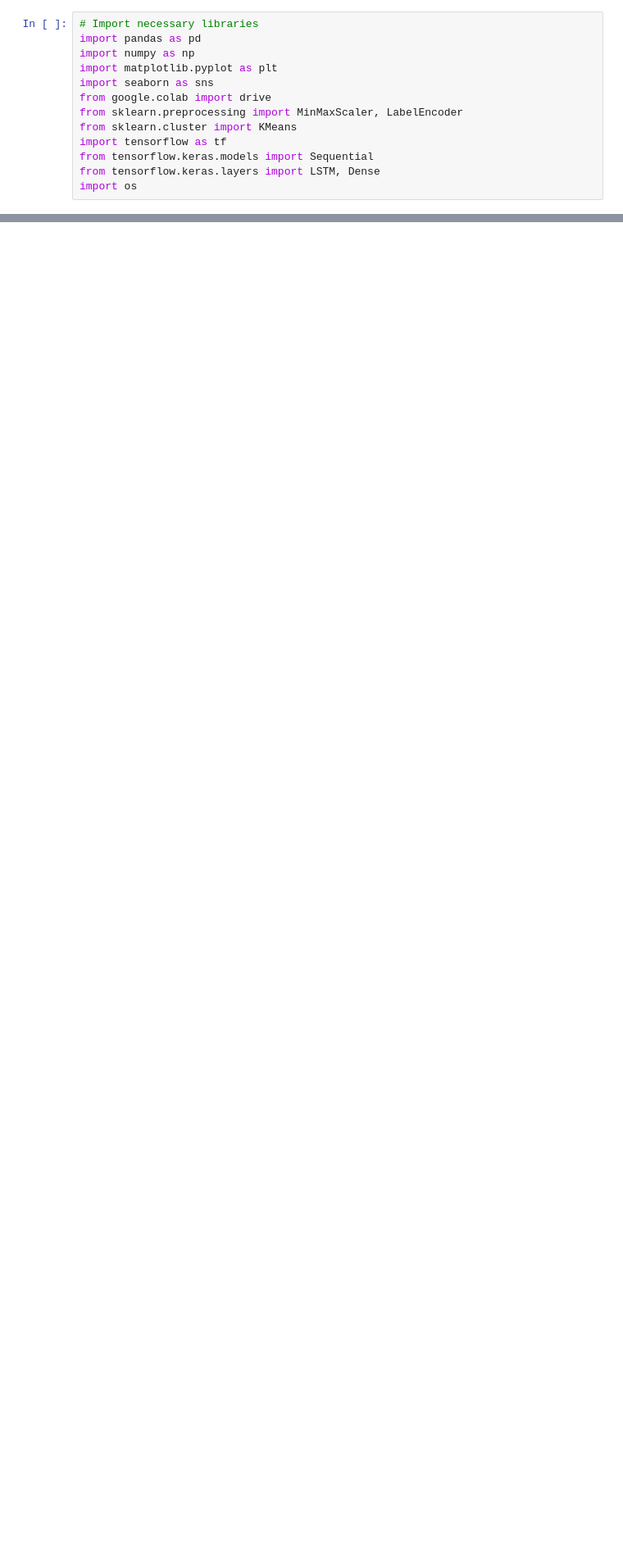
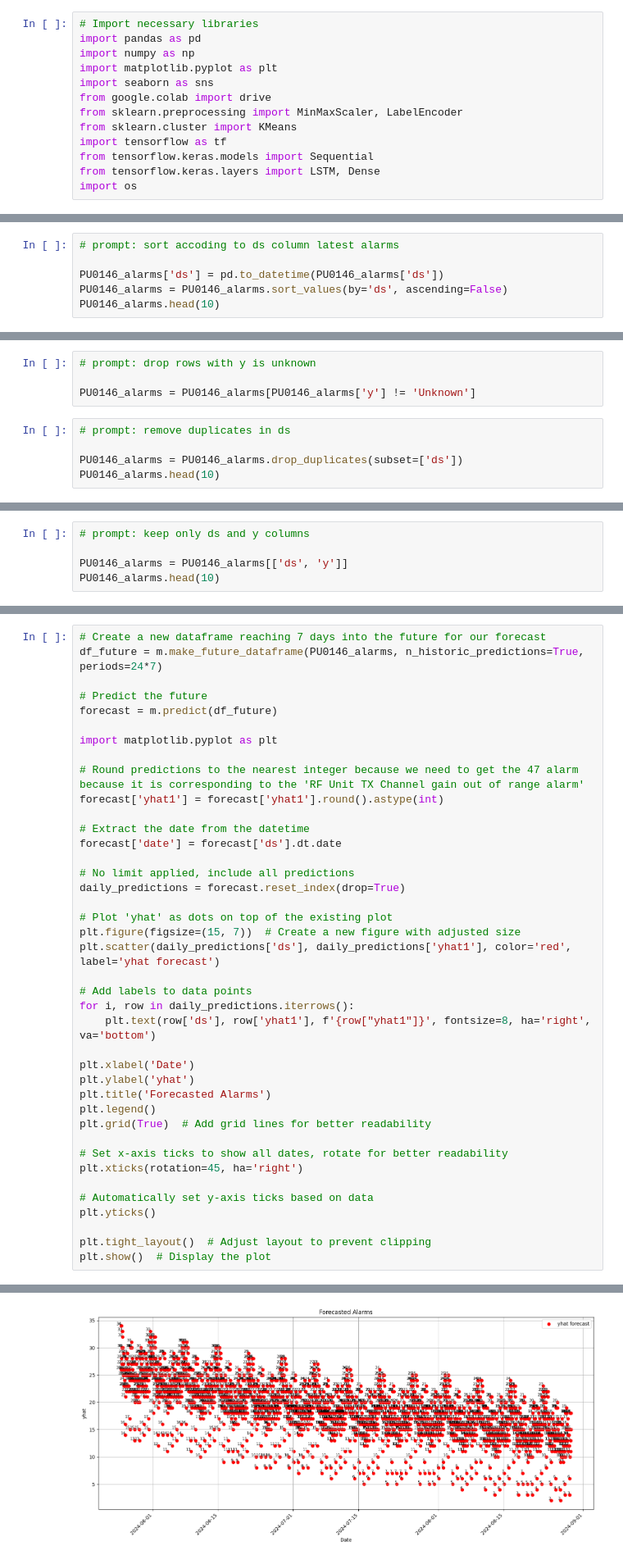
Before and after one commit to geyumi/Predictive-Maintenance-Alarm-Project, a Jupyter notebook: Copy of 4 NeuralProphet for site AM0212.ipynb, the cells around one changed output, grey strips where cells are left out. Shown at 82% size. Saved outputs shown, nothing was run; the diff lists cells and outputs as text; blank space fills up the shorter version.

```diff
--- a/Copy of 4 NeuralProphet for site AM0212.ipynb
+++ b/Copy of 4 NeuralProphet for site AM0212.ipynb
@@ -449,0 +161,6 @@ plt.show()
+# %%
+# prompt: sort accoding to ds column latest alarms
+
+PU0146_alarms['ds'] = pd.to_datetime(PU0146_alarms['ds'])
+PU0146_alarms = PU0146_alarms.sort_values(by='ds', ascending=False)
+PU0146_alarms.head(10)
@@ -449,0 +179,9 @@ plt.show()
+# %%
+# prompt: drop rows with y is unknown
+
+PU0146_alarms = PU0146_alarms[PU0146_alarms['y'] != 'Unknown']
+# %%
+# prompt: remove duplicates in ds
+
+PU0146_alarms = PU0146_alarms.drop_duplicates(subset=['ds'])
+PU0146_alarms.head(10)
@@ -449,0 +200,5 @@ plt.show()
+# %%
+# prompt: keep only ds and y columns
+
+PU0146_alarms = PU0146_alarms[['ds', 'y']]
+PU0146_alarms.head(10)
@@ -449,0 +268,41 @@ plt.show()
+# %%
+# Create a new dataframe reaching 7 days into the future for our forecast
+df_future = m.make_future_dataframe(PU0146_alarms, n_historic_predictions=True, periods=24*7)
+
+# Predict the future
+forecast = m.predict(df_future)
+
+import matplotlib.pyplot as plt
+
+# Round predictions to the nearest integer because we need to get the 47 alarm because it is corresponding to the 'RF Unit TX Channel gain out of range alarm'
+forecast['yhat1'] = forecast['yhat1'].round().astype(int)
+
+# Extract the date from the datetime
+forecast['date'] = forecast['ds'].dt.date
+
+# No limit applied, include all predictions
+daily_predictions = forecast.reset_index(drop=True)
+
+# Plot 'yhat' as dots on top of the existing plot
+plt.figure(figsize=(15, 7))  # Create a new figure with adjusted size
+plt.scatter(daily_predictions['ds'], daily_predictions['yhat1'], color='red', label='yhat forecast')
+
+# Add labels to data points
+for i, row in daily_predictions.iterrows():
+    plt.text(row['ds'], row['yhat1'], f'{row["yhat1"]}', fontsize=8, ha='right', va='bottom')
+
+plt.xlabel('Date')
+plt.ylabel('yhat')
+plt.title('Forecasted Alarms')
+plt.legend()
+plt.grid(True)  # Add grid lines for better readability
+
+# Set x-axis ticks to show all dates, rotate for better readability
+plt.xticks(rotation=45, ha='right')
+
+# Automatically set y-axis ticks based on data
+plt.yticks()
+
+plt.tight_layout()  # Adjust layout to prevent clipping
+plt.show()  # Display the plot
+# %% [output]
@@ -449,0 +314 @@ plt.show()
+[figure, added]
```
Also changed, not shown: parts of 29 cells of this notebook.
